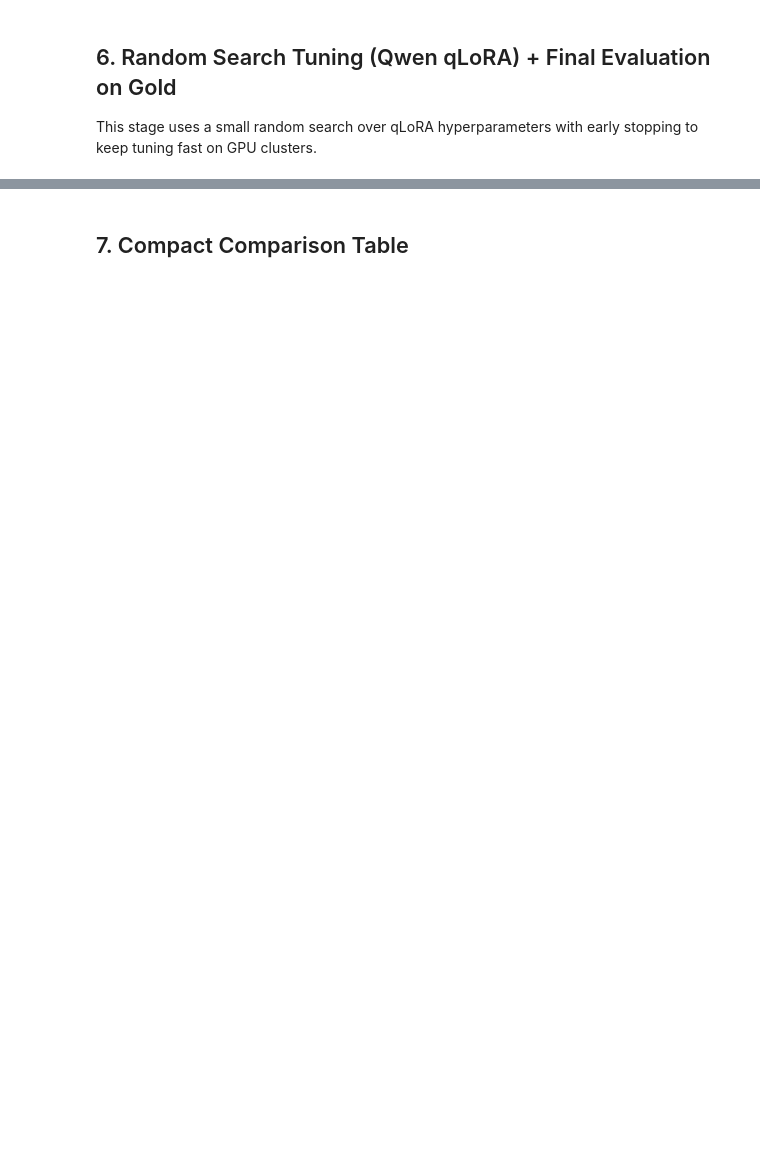
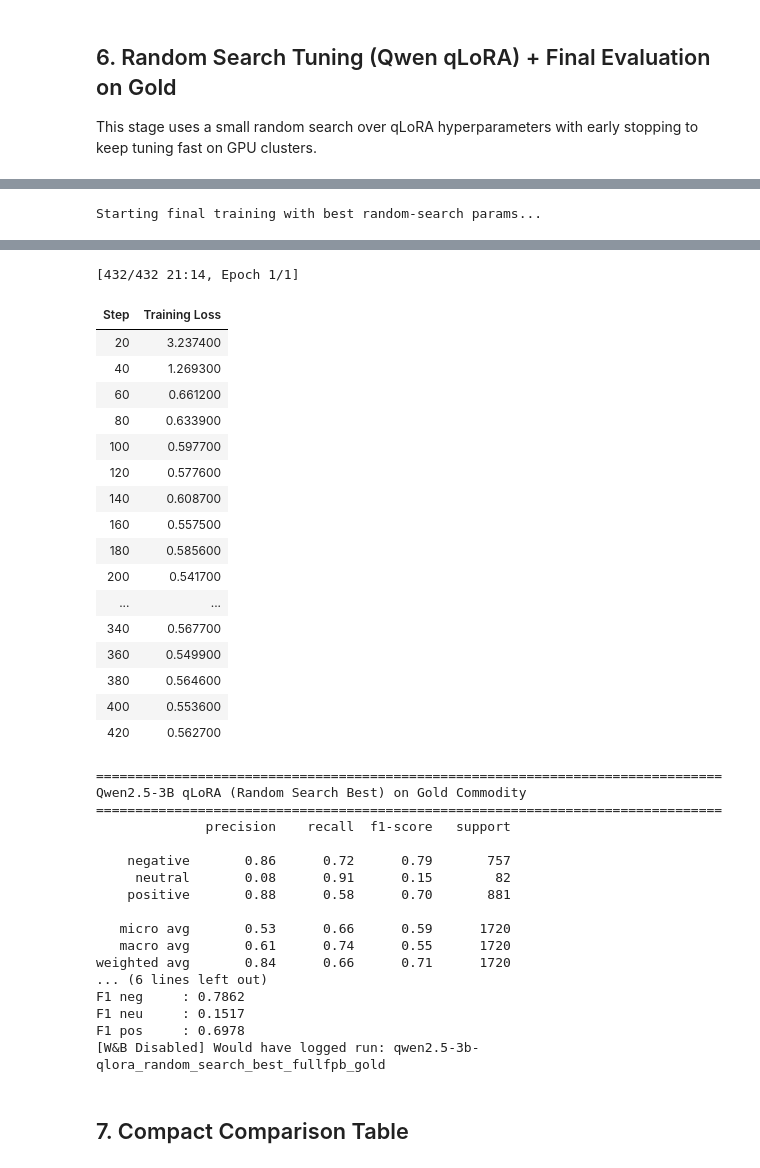
Before and after one commit to HwGan123/IS469_wealth_manager_project, a Jupyter notebook: experiments/sentiment_agent/qwen2.5-3b-instruct.ipynb, the cells around one changed output, grey strips where cells are left out. Saved outputs shown, nothing was run; the diff lists cells and outputs as text; code cells hidden in the pictures; blank space fills up the shorter version.

Commit message:
qwen trained

```diff
--- a/experiments/sentiment_agent/qwen2.5-3b-instruct.ipynb
+++ b/experiments/sentiment_agent/qwen2.5-3b-instruct.ipynb
@@ -543,9 +765,14 @@ print('Best random search params:', best_random_params)
 best = best_random_params
 BEST_ADAPTER_DIR = 'qlora_adapters/qwen2.5-3b-fpb-random-search-best'
 
+gc.collect()
+if torch.cuda.is_available():
+    torch.cuda.empty_cache()
+    torch.cuda.ipc_collect()
+
 best_model, best_tok = FastLanguageModel.from_pretrained(
     model_name=QWEN_MODEL_NAME,
-    max_seq_length=MAX_SEQ_LEN,
+    max_seq_length=512,
     dtype=None,
     load_in_4bit=True,
 )
@@ -555,7 +782,7 @@ best_model = FastLanguageModel.get_peft_model(
     r=best['lora_r'],
     lora_alpha=best['lora_alpha'],
     lora_dropout=best['lora_dropout'],
-    target_modules=['q_proj', 'k_proj', 'v_proj', 'o_proj', 'gate_proj', 'up_proj', 'down_proj'],
+    target_modules=['q_proj', 'k_proj', 'v_proj', 'o_proj'],  # lighter
     bias='none',
     use_gradient_checkpointing='unsloth',
     random_state=SEED,
@@ -565,15 +792,14 @@ best_trainer = SFTTrainer(
     model=best_model,
     tokenizer=best_tok,
     train_dataset=train_ds,
-    eval_dataset=eval_ds,
     dataset_text_field='text',
-    max_seq_length=MAX_SEQ_LEN,
+    max_seq_length=512,
     data_collator=DataCollatorForSeq2Seq(tokenizer=best_tok),
     packing=False,
     args=SFTConfig(
         output_dir='outputs/qwen2.5-3b-fpb-random-search-best',
         num_train_epochs=best['epochs'],
-        per_device_train_batch_size=best['batch_size'],
+        per_device_train_batch_size=1,
         gradient_accumulation_steps=best['grad_accum'],
         learning_rate=best['learning_rate'],
         lr_scheduler_type='cosine',
@@ -581,41 +807,27 @@ best_trainer = SFTTrainer(
         weight_decay=0.01,
         optim='adamw_8bit',
         logging_steps=20,
-        save_strategy='steps',
-        save_steps=30,
-        eval_strategy='steps',
-        eval_steps=30,
-        load_best_model_at_end=True,
-        metric_for_best_model='loss',
+        save_strategy='no',
+        eval_strategy='no',
         seed=SEED,
         report_to='none',
         fp16=not torch.cuda.is_bf16_supported(),
         bf16=torch.cuda.is_bf16_supported(),
+        dataloader_pin_memory=False,
     ),
-    callbacks=[
-        EarlyStoppingCallback(
-            early_stopping_patience=2,
-            early_stopping_threshold=0.001,
-        )
-    ],
 )
 
-best_trainer = train_on_responses_only(
-    best_trainer,
-    instruction_part='<|start_header_id|>user<|end_header_id|>\n\n',
-    response_part='<|start_header_id|>assistant<|end_header_id|>\n\n',
-)
+print('Starting final training with best random-search params...')
+best_train_out = best_trainer.train()
 
-print('Starting final training with best random-search params and EarlyStopping...')
-best_train_out = best_trainer.train()
 best_model.save_pretrained(BEST_ADAPTER_DIR)
 best_tok.save_pretrained(BEST_ADAPTER_DIR)
 
 del best_trainer
-
 gc.collect()
 if torch.cuda.is_available():
     torch.cuda.empty_cache()
+    torch.cuda.ipc_collect()
 
 FastLanguageModel.for_inference(best_model)
 best_model.eval()
@@ -624,7 +836,7 @@ best_preds = batched_generate_labels(
     best_model,
     best_tok,
     gold_eval_df['sentence'].tolist(),
-    batch_size=4,
+    batch_size=1,
     max_new_tokens=2,
 )
 
@@ -646,3 +858,4 @@ log_run_to_wandb(
     },
     metrics=best_metrics,
 )
+# %% [output]
@@ -648,0 +869 @@ log_run_to_wandb(
+Starting final training with best random-search params...
@@ -649,3 +875,38 @@ log_run_to_wandb(
+[432/432 21:14, Epoch 1/1]
+| Step | Training Loss |
+| 20 | 3.237400 |
+| 40 | 1.269300 |
+| 60 | 0.661200 |
+| 80 | 0.633900 |
+| 100 | 0.597700 |
+| 120 | 0.577600 |
+| 140 | 0.608700 |
+| 160 | 0.557500 |
+| 180 | 0.585600 |
+| 200 | 0.541700 |
+| ... | ... |
+| 340 | 0.567700 |
+| 360 | 0.549900 |
+| 380 | 0.564600 |
+| 400 | 0.553600 |
+| 420 | 0.562700 |
+================================================================================
+Qwen2.5-3B qLoRA (Random Search Best) on Gold Commodity
+================================================================================
+              precision    recall  f1-score   support
+
+    negative       0.86      0.72      0.79       757
+     neutral       0.08      0.91      0.15        82
+    positive       0.88      0.58      0.70       881
+
+   micro avg       0.53      0.66      0.59      1720
+   macro avg       0.61      0.74      0.55      1720
+weighted avg       0.84      0.66      0.71      1720
+... (6 lines left out)
+F1 neg     : 0.7862
+F1 neu     : 0.1517
+F1 pos     : 0.6978
+[W&B Disabled] Would have logged run: qwen2.5-3b-qlora_random_search_best_fullfpb_gold
 # %% [markdown]
 ## 7. Compact Comparison Table
 # %%
```
Also changed, not shown: parts of 11 cells of this notebook.
